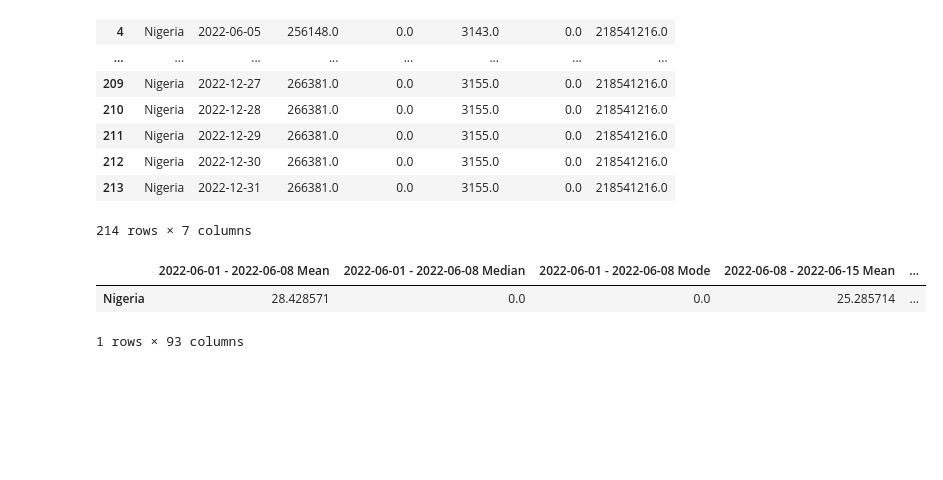
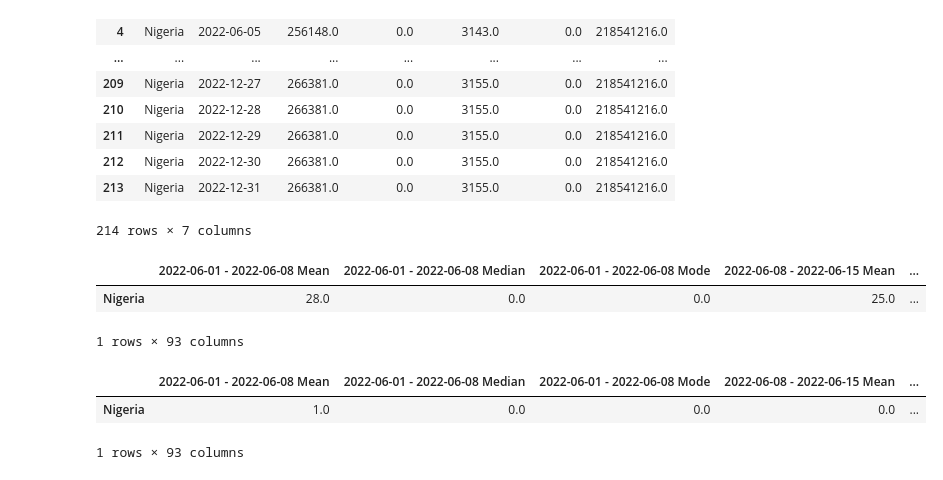
Before and after one commit to lajolico/405-project, a Jupyter notebook: Stage II/Team_work/country_comparison.ipynb, the cells around one changed output. Cells and saved outputs as stored; diff of their text form; code cells hidden in the pictures; blank space fills up the shorter version.

```diff
--- a/Stage II/Team_work/country_comparison.ipynb
+++ b/Stage II/Team_work/country_comparison.ipynb
@@ -184,12 +184,12 @@ temp = {}
 for i in range(0, len(pakistan_df.date), 7):
     if (i + 7) > len(pakistan_df.date):
         j = len(pakistan_df.date) - i -1
-        temp[f'{pakistan_df.date[i]} - {pakistan_df.date[i + j]} Mean'] = (pakistan_df.new_cases[i:i + j]).mean()
-        temp[f'{pakistan_df.date[i]} - {pakistan_df.date[i + j]} Median'] = (pakistan_df.new_cases[i:i + j]).median()
+        temp[f'{pakistan_df.date[i]} - {pakistan_df.date[i + j]} Mean'] = (pakistan_df.new_cases[i:i + j]).mean().round()
+        temp[f'{pakistan_df.date[i]} - {pakistan_df.date[i + j]} Median'] = (pakistan_df.new_cases[i:i + j]).median().round()
         temp[f'{pakistan_df.date[i]} - {pakistan_df.date[i + j]} Mode'] = (pakistan_df.new_cases[i:i + j]).mode()[0]
     else:
-        temp[f'{pakistan_df.date[i]} - {pakistan_df.date[i+7]} Mean'] = (pakistan_df.new_cases[i:i+7]).mean()
-        temp[f'{pakistan_df.date[i]} - {pakistan_df.date[i + 7]} Median'] = (pakistan_df.new_cases[i:i + 7]).median()
+        temp[f'{pakistan_df.date[i]} - {pakistan_df.date[i+7]} Mean'] = (pakistan_df.new_cases[i:i+7]).mean().round()
+        temp[f'{pakistan_df.date[i]} - {pakistan_df.date[i + 7]} Median'] = (pakistan_df.new_cases[i:i + 7]).median().round()
         temp[f'{pakistan_df.date[i]} - {pakistan_df.date[i + 7]} Mode'] = (pakistan_df.new_cases[i:i + 7]).mode()[0]
 
 
@@ -223,12 +244,12 @@ temp = {}
 for i in range(0, len(indonesia_df.date), 7):
     if (i + 7) > len(indonesia_df.date):
         j = len(indonesia_df.date) - i -1
-        temp[f'{indonesia_df.date[i]} - {indonesia_df.date[i + j]} Mean'] = (indonesia_df.new_cases[i:i + j]).mean()
-        temp[f'{indonesia_df.date[i]} - {indonesia_df.date[i + j]} Median'] = (indonesia_df.new_cases[i:i + j]).median()
+        temp[f'{indonesia_df.date[i]} - {indonesia_df.date[i + j]} Mean'] = (indonesia_df.new_cases[i:i + j]).mean().round()
+        temp[f'{indonesia_df.date[i]} - {indonesia_df.date[i + j]} Median'] = (indonesia_df.new_cases[i:i + j]).median().round()
         temp[f'{indonesia_df.date[i]} - {indonesia_df.date[i + j]} Mode'] = (indonesia_df.new_cases[i:i + j]).mode()[0]
     else:
-        temp[f'{indonesia_df.date[i]} - {indonesia_df.date[i+7]} Mean'] = (indonesia_df.new_cases[i:i+7]).mean()
-        temp[f'{indonesia_df.date[i]} - {indonesia_df.date[i + 7]} Median'] = (indonesia_df.new_cases[i:i + 7]).median()
+        temp[f'{indonesia_df.date[i]} - {indonesia_df.date[i+7]} Mean'] = (indonesia_df.new_cases[i:i+7]).mean().round()
+        temp[f'{indonesia_df.date[i]} - {indonesia_df.date[i + 7]} Median'] = (indonesia_df.new_cases[i:i + 7]).median().round()
         temp[f'{indonesia_df.date[i]} - {indonesia_df.date[i + 7]} Mode'] = (indonesia_df.new_cases[i:i + 7]).mode()[0]
 
 
@@ -240 +261,19 @@ indonesia_df_confirmed
 1 rows × 93 columns
+# %%
+# Indonesia new deaths weekly mean - median - mode
+temp = {}
+for i in range(0, len(indonesia_df.date), 7):
+    if (i + 7) > len(indonesia_df.date):
+        j = len(indonesia_df.date) - i -1
+        temp[f'{indonesia_df.date[i]} - {indonesia_df.date[i + j]} Mean'] = (indonesia_df.new_deaths[i:i + j]).mean().round()
+        temp[f'{indonesia_df.date[i]} - {indonesia_df.date[i + j]} Median'] = (indonesia_df.new_deaths[i:i + j]).median().round()
+        temp[f'{indonesia_df.date[i]} - {indonesia_df.date[i + j]} Mode'] = (indonesia_df.new_deaths[i:i + j]).mode()[0]
+    else:
+        temp[f'{indonesia_df.date[i]} - {indonesia_df.date[i+7]} Mean'] = (indonesia_df.new_deaths[i:i+7]).mean().round()
+        temp[f'{indonesia_df.date[i]} - {indonesia_df.date[i + 7]} Median'] = (indonesia_df.new_deaths[i:i + 7]).median().round()
+        temp[f'{indonesia_df.date[i]} - {indonesia_df.date[i + 7]} Mode'] = (indonesia_df.new_deaths[i:i + 7]).mode()[0]
+
+
+
+indonesia_df_deaths = pd.DataFrame(temp, index = ['Indonesia'])
+indonesia_df_deaths
@@ -259,23 +302,46 @@ nigeria_df
 # %%
 # Nigeria new cases weekly mean - median - mode
 
 temp = {}
 for i in range(0, len(nigeria_df.date), 7):
     if (i + 7) > len(nigeria_df.date):
         j = len(nigeria_df.date) - i -1
-        temp[f'{nigeria_df.date[i]} - {nigeria_df.date[i + j]} Mean'] = (nigeria_df.new_cases[i:i + j]).mean()
-        temp[f'{nigeria_df.date[i]} - {nigeria_df.date[i + j]} Median'] = (nigeria_df.new_cases[i:i + j]).median()
+        temp[f'{nigeria_df.date[i]} - {nigeria_df.date[i + j]} Mean'] = (nigeria_df.new_cases[i:i + j]).mean().round()
+        temp[f'{nigeria_df.date[i]} - {nigeria_df.date[i + j]} Median'] = (nigeria_df.new_cases[i:i + j]).median().round()
         temp[f'{nigeria_df.date[i]} - {nigeria_df.date[i + j]} Mode'] = (nigeria_df.new_cases[i:i + j]).mode()[0]
     else:
-        temp[f'{nigeria_df.date[i]} - {nigeria_df.date[i+7]} Mean'] = (nigeria_df.new_cases[i:i+7]).mean()
-        temp[f'{nigeria_df.date[i]} - {nigeria_df.date[i + 7]} Median'] = (nigeria_df.new_cases[i:i + 7]).median()
+        temp[f'{nigeria_df.date[i]} - {nigeria_df.date[i+7]} Mean'] = (nigeria_df.new_cases[i:i+7]).mean().round()
+        temp[f'{nigeria_df.date[i]} - {nigeria_df.date[i + 7]} Median'] = (nigeria_df.new_cases[i:i + 7]).median().round()
         temp[f'{nigeria_df.date[i]} - {nigeria_df.date[i + 7]} Mode'] = (nigeria_df.new_cases[i:i + 7]).mode()[0]
 
 
 
 nigeria_df_confirmed = pd.DataFrame(temp, index = ['Nigeria'])
 nigeria_df_confirmed
 # %% [output]
 |  | 2022-06-01 - 2022-06-08 Mean | 2022-06-01 - 2022-06-08 Median | 2022-06-01 - 2022-06-08 Mode | 2022-06-08 - 2022-06-15 Mean | ... |
-| Nigeria | 28.428571 | 0.0 | 0.0 | 25.285714 | ... |
+| Nigeria | 28.0 | 0.0 | 0.0 | 25.0 | ... |
 1 rows × 93 columns
+# %%
+# Nigeria new deaths weekly mean - median - mode
+
+temp = {}
+for i in range(0, len(nigeria_df.date), 7):
+    if (i + 7) > len(nigeria_df.date):
+        j = len(nigeria_df.date) - i -1
+        temp[f'{nigeria_df.date[i]} - {nigeria_df.date[i + j]} Mean'] = (nigeria_df.new_deaths[i:i + j]).mean().round()
+        temp[f'{nigeria_df.date[i]} - {nigeria_df.date[i + j]} Median'] = (nigeria_df.new_deaths[i:i + j]).median().round()
+        temp[f'{nigeria_df.date[i]} - {nigeria_df.date[i + j]} Mode'] = (nigeria_df.new_deaths[i:i + j]).mode()[0]
+    else:
+        temp[f'{nigeria_df.date[i]} - {nigeria_df.date[i+7]} Mean'] = (nigeria_df.new_deaths[i:i+7]).mean().round()
+        temp[f'{nigeria_df.date[i]} - {nigeria_df.date[i + 7]} Median'] = (nigeria_df.new_deaths[i:i + 7]).median().round()
+        temp[f'{nigeria_df.date[i]} - {nigeria_df.date[i + 7]} Mode'] = (nigeria_df.new_deaths[i:i + 7]).mode()[0]
+
+
+
+nigeria_df_deaths = pd.DataFrame(temp, index = ['Nigeria'])
+nigeria_df_deaths
+# %% [output]
+|  | 2022-06-01 - 2022-06-08 Mean | 2022-06-01 - 2022-06-08 Median | 2022-06-01 - 2022-06-08 Mode | 2022-06-08 - 2022-06-15 Mean | ... |
+| Nigeria | 1.0 | 0.0 | 0.0 | 0.0 | ... |
+1 rows × 93 columns
```
Also changed, not shown: parts of 4 cells of this notebook.
